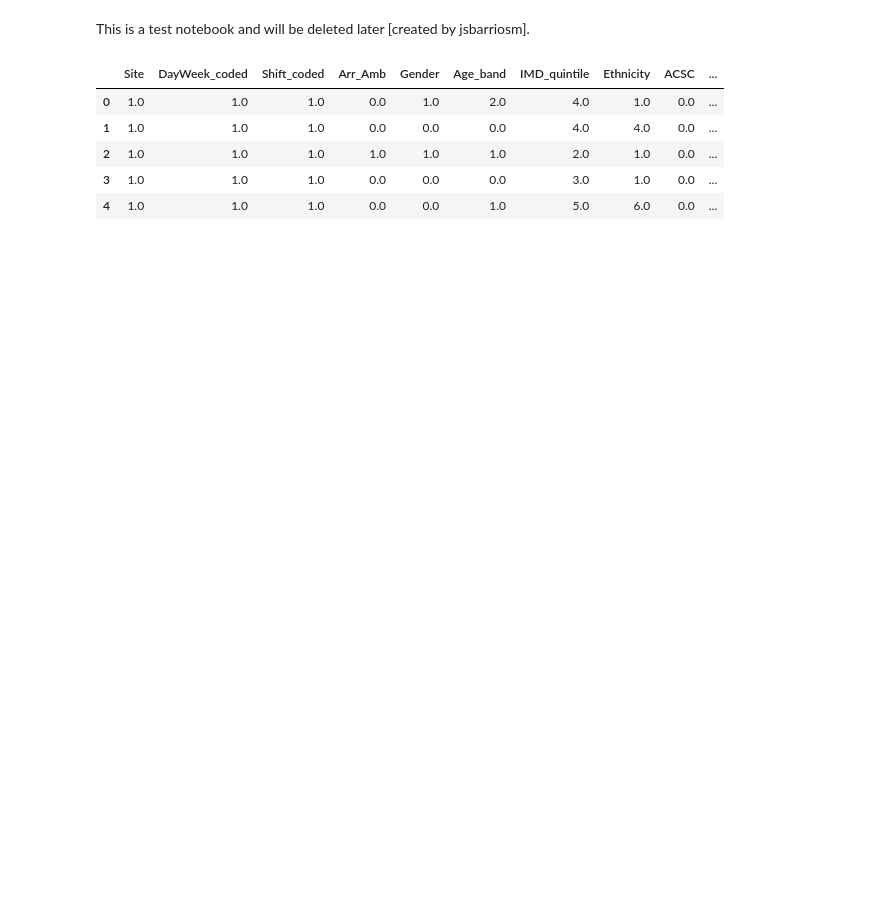
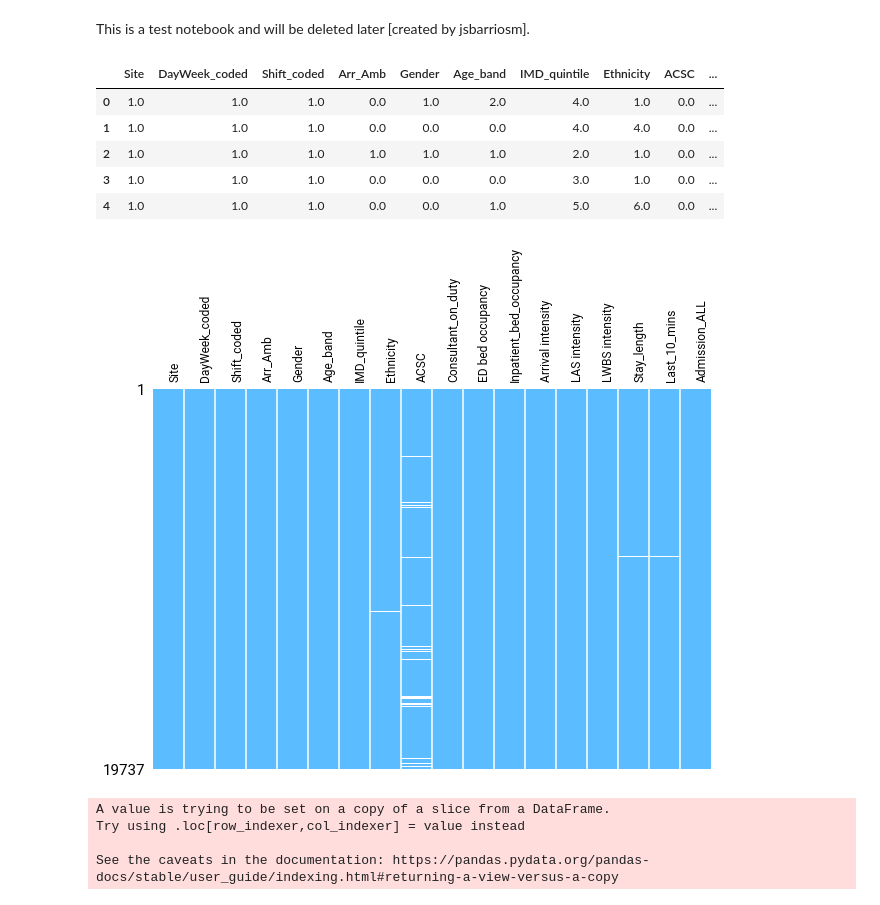
Before and after one commit to Teett/ds4a-team-62, a Jupyter notebook: notebooks/plots.ipynb, the cells around one changed output. Drawn from its saved outputs; the diff is of its cells as text; code cells hidden in the pictures; blank space fills up the shorter version.

Commit message:
change plot colors for report

```diff
--- a/notebooks/plots.ipynb
+++ b/notebooks/plots.ipynb
@@ -13,6 +22,12 @@ df.head()
 | 2 | 1.0 | 1.0 | 1.0 | 1.0 | 1.0 | 1.0 | 2.0 | 1.0 | 0.0 | ... |
 | 3 | 1.0 | 1.0 | 1.0 | 0.0 | 0.0 | 0.0 | 3.0 | 1.0 | 0.0 | ... |
 | 4 | 1.0 | 1.0 | 1.0 | 0.0 | 0.0 | 1.0 | 5.0 | 6.0 | 0.0 | ... |
+# %%
+plt.rcParams['font.family'] = 'Roboto'
+fig = msno.matrix(df, sparkline=False, figsize=(10,7), fontsize=12, color=(91/255, 189/255, 255/255))
+fig.tick_params(axis='x', rotation=90)
+# %% [output]
+[figure, added]
 # %%
 def ageband_plot(df):
     '''
@@ -114,0 +193,32 @@ acsc_plot(df)
+# %%
+def eda3_plot(df):
+    '''
+    Plots a scatterplot from a dataframe loaded by user, that has
+    fields 'ED bed occupancy' and 'Stay_length' according to data dictionary
+    '''
+    plot_df = df[['ED bed occupancy', 'Stay_length', 'Admission_ALL']]#.value_counts().to_frame().reset_index()
+    plot_df['Admission_ALL'] = plot_df['Admission_ALL'].astype(str)
+    dict_adm = {'0.0': 'discharged', '1.0': 'admitted'}
+    plot_df = plot_df.replace({'Admission_ALL': dict_adm})
+    plot_df.rename(columns={'ED bed occupancy': 'ED_bed_occupancy',
+                            'Admission_ALL': 'admission_status',
+                            'Stay_length': 'stay_length'}, inplace=True)
+    plot=px.scatter(plot_df, x='ED_bed_occupancy', y='stay_length',
+                color='admission_status',
+                width=450, height=400,
+                color_discrete_sequence=['#D9D9D9', '#5BBDFF']
+                )
+    return plot
+
+fig = eda3_plot(df)
+
+fig.update_layout(  font_family='Roboto',
+                    showlegend=False
+                    )
+
+fig.show()
+# %% [output]
+A value is trying to be set on a copy of a slice from a DataFrame.
+Try using .loc[row_indexer,col_indexer] = value instead
+
+See the caveats in the documentation: https://pandas.pydata.org/pandas-docs/stable/user_guide/indexing.html#returning-a-view-versus-a-copy
```
Also changed, not shown: parts of 4 cells of this notebook.
